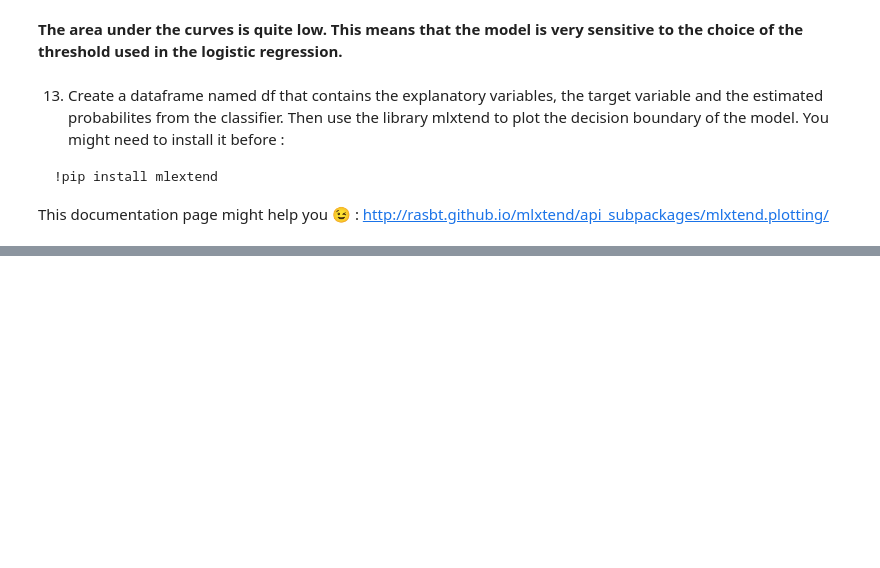
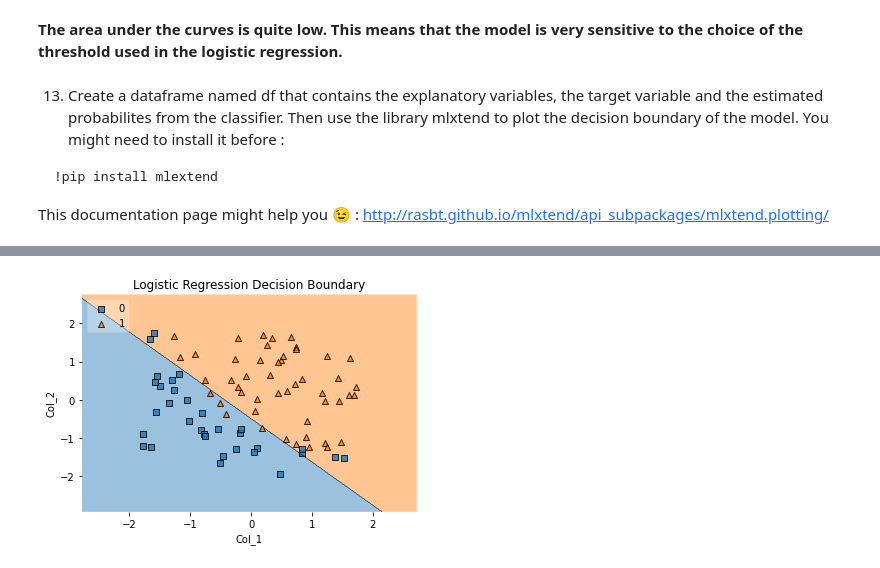
Before and after one commit to BerengerQueune/Jedha_Bootcamp, a Jupyter notebook: M05-Supervised_Machine_Learning/D04-Logistic_regression/ex-01-First_classification.ipynb, the cells around one changed output, grey strips where cells are left out. Saved outputs shown, nothing was run; the diff lists cells and outputs as text; code cells hidden in the pictures; blank space fills up the shorter version.

```diff
--- a/M05-Supervised_Machine_Learning/D04-Logistic_regression/ex-01-First_classification.ipynb
+++ b/M05-Supervised_Machine_Learning/D04-Logistic_regression/ex-01-First_classification.ipynb
@@ -207,0 +250,5 @@ This documentation page might help you 😉 : http://rasbt.github.io/mlxtend/api
+# %%
+df = pd.DataFrame(X_train, columns = ['Col_1', 'Col_2'])
+df["proba"] = classifier.predict_proba(X_train)[:,1]
+df["y"] = y_train.tolist()
+df.sort_values(by="proba", ascending=False)
@@ -207,0 +269,17 @@ This documentation page might help you 😉 : http://rasbt.github.io/mlxtend/api
+# %%
+from mlxtend.plotting import plot_decision_regions
+
+
+X = df.iloc[:,:2].values
+y = df.iloc[:,-1].values
+
+# Plotting decision regions
+plot_decision_regions(X, y, clf=classifier, legend=2)
+
+# Adding axes annotations
+plt.xlabel('Col_1')
+plt.ylabel('Col_2')
+plt.title('Logistic Regression Decision Boundary')
+plt.show()
+# %% [output]
+[figure, added]
```
Also changed, not shown: parts of 27 cells of this notebook, 30 other files.
